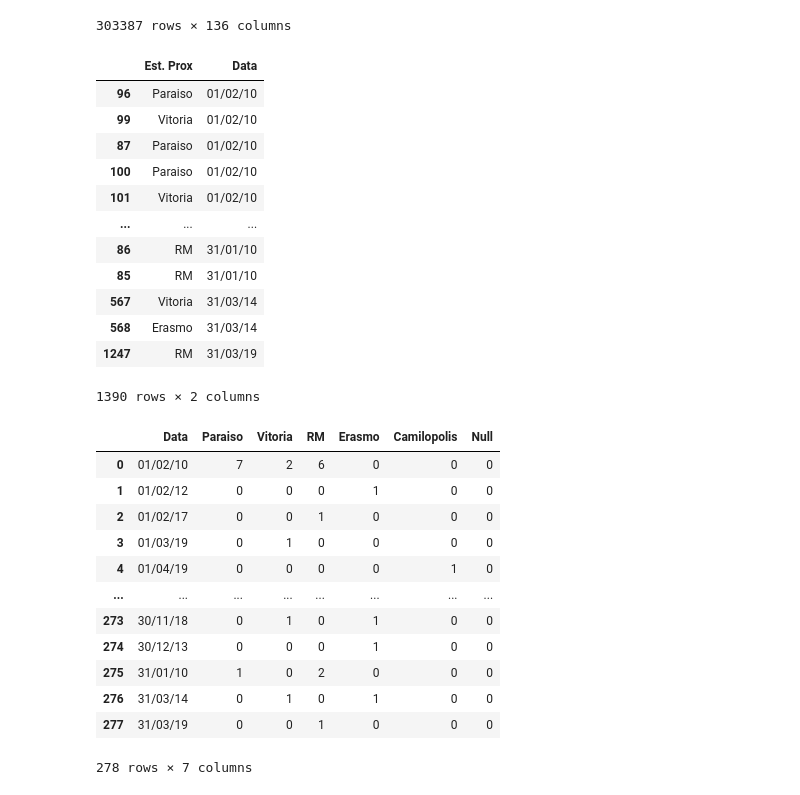
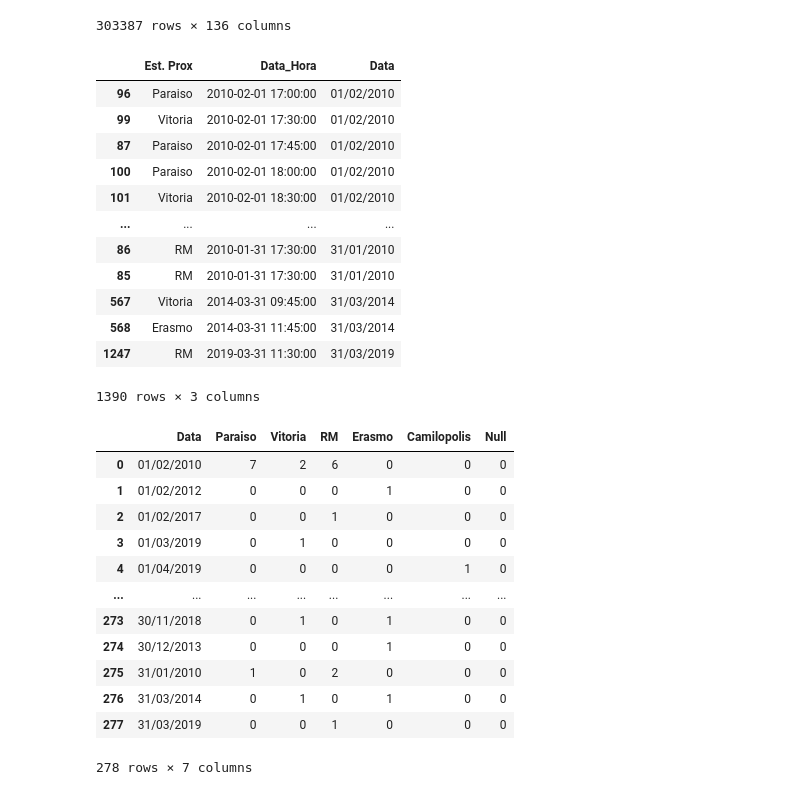
Before and after one commit to alagamentos/floodprediction, a Jupyter notebook: src/Notebooks/3_Cluster/0.1_Clustering_Tipos_Chuva.ipynb, the cells around one changed output. Cells and saved outputs as stored; diff of their text form; code cells hidden in the pictures.

```diff
--- a/src/Notebooks/3_Cluster/0.1_Clustering_Tipos_Chuva.ipynb
+++ b/src/Notebooks/3_Cluster/0.1_Clustering_Tipos_Chuva.ipynb
@@ -70,9 +70,9 @@ def round_date(date_string):
     if minute == '60':
         minute = '00'
         date_concat = left + minute + ':' + '00'
-        date_concat = datetime.strptime(date_concat, '%d/%m/%y %H:%M:%S')
+        date_concat = datetime.strptime(date_concat, '%d/%m/%Y %H:%M:%S')
         date_concat = date_concat + timedelta(hours = 1)
-        date_concat = date_concat.strftime('%d/%m/%y %H:%M:%S')
+        date_concat = date_concat.strftime('%d/%m/%Y %H:%M:%S')
     else:
         date_concat = left + minute + ':' + '00'
 
@@ -130,25 +130,25 @@ display(df_repaired)
 303387 rows × 136 columns
 # %%
 df_ord = ord_serv[['Est. Prox', 'Data_Hora']]
-df_ord['Data_Hora'] = pd.to_datetime(df_ord['Data_Hora']).dt.strftime('%d/%m/%y %H:%M:%S').apply(round_date)
-df_ord['Data_Hora'] = pd.to_datetime(df_ord['Data_Hora'])
-df_ord['Data'] = df_ord['Data_Hora'].dt.strftime('%d/%m/%y')
-df_ord = df_ord.drop(columns = 'Data_Hora')
+df_ord['Data_Hora'] = pd.to_datetime(df_ord['Data_Hora'], format='%d/%m/%Y %H:%M:%S').dt.strftime('%d/%m/%Y %H:%M:%S').apply(round_date)
+df_ord['Data_Hora'] = pd.to_datetime(df_ord['Data_Hora'], format='%d/%m/%Y %H:%M:%S')
+df_ord['Data'] = df_ord['Data_Hora'].dt.strftime('%d/%m/%Y')
+#df_ord = df_ord.drop(columns = 'Data_Hora')
 df_ord
 # %% [output]
-|  | Est. Prox | Data |
-| 96 | Paraiso | 01/02/10 |
-| 99 | Vitoria | 01/02/10 |
-| 87 | Paraiso | 01/02/10 |
-| 100 | Paraiso | 01/02/10 |
-| 101 | Vitoria | 01/02/10 |
-| ... | ... | ... |
-| 86 | RM | 31/01/10 |
-| 85 | RM | 31/01/10 |
-| 567 | Vitoria | 31/03/14 |
-| 568 | Erasmo | 31/03/14 |
-| 1247 | RM | 31/03/19 |
+|  | Est. Prox | Data_Hora | Data |
+| 96 | Paraiso | 2010-02-01 17:00:00 | 01/02/2010 |
+| 99 | Vitoria | 2010-02-01 17:30:00 | 01/02/2010 |
+| 87 | Paraiso | 2010-02-01 17:45:00 | 01/02/2010 |
+| 100 | Paraiso | 2010-02-01 18:00:00 | 01/02/2010 |
+| 101 | Vitoria | 2010-02-01 18:30:00 | 01/02/2010 |
+| ... | ... | ... | ... |
+| 86 | RM | 2010-01-31 17:30:00 | 31/01/2010 |
+| 85 | RM | 2010-01-31 17:30:00 | 31/01/2010 |
+| 567 | Vitoria | 2014-03-31 09:45:00 | 31/03/2014 |
+| 568 | Erasmo | 2014-03-31 11:45:00 | 31/03/2014 |
+| 1247 | RM | 2019-03-31 11:30:00 | 31/03/2019 |
-1390 rows × 2 columns
+1390 rows × 3 columns
 # %%
 # my_map = dict(zip(ord_serv['pos'], ord_serv['Est. Prox']))
 # df['Estacao'] = df.index.map(my_map)
@@ -168,17 +168,17 @@ for index, row in df_ord.iterrows():
 df_est
 # %% [output]
 |  | Data | Paraiso | Vitoria | RM | Erasmo | Camilopolis | Null |
-| 0 | 01/02/10 | 7 | 2 | 6 | 0 | 0 | 0 |
-| 1 | 01/02/12 | 0 | 0 | 0 | 1 | 0 | 0 |
-| 2 | 01/02/17 | 0 | 0 | 1 | 0 | 0 | 0 |
-| 3 | 01/03/19 | 0 | 1 | 0 | 0 | 0 | 0 |
-| 4 | 01/04/19 | 0 | 0 | 0 | 0 | 1 | 0 |
+| 0 | 01/02/2010 | 7 | 2 | 6 | 0 | 0 | 0 |
+| 1 | 01/02/2012 | 0 | 0 | 0 | 1 | 0 | 0 |
+| 2 | 01/02/2017 | 0 | 0 | 1 | 0 | 0 | 0 |
+| 3 | 01/03/2019 | 0 | 1 | 0 | 0 | 0 | 0 |
+| 4 | 01/04/2019 | 0 | 0 | 0 | 0 | 1 | 0 |
 | ... | ... | ... | ... | ... | ... | ... | ... |
-| 273 | 30/11/18 | 0 | 1 | 0 | 1 | 0 | 0 |
-| 274 | 30/12/13 | 0 | 0 | 0 | 1 | 0 | 0 |
-| 275 | 31/01/10 | 1 | 0 | 2 | 0 | 0 | 0 |
-| 276 | 31/03/14 | 0 | 1 | 0 | 1 | 0 | 0 |
-| 277 | 31/03/19 | 0 | 0 | 1 | 0 | 0 | 0 |
+| 273 | 30/11/2018 | 0 | 1 | 0 | 1 | 0 | 0 |
+| 274 | 30/12/2013 | 0 | 0 | 0 | 1 | 0 | 0 |
+| 275 | 31/01/2010 | 1 | 0 | 2 | 0 | 0 | 0 |
+| 276 | 31/03/2014 | 0 | 1 | 0 | 1 | 0 | 0 |
+| 277 | 31/03/2019 | 0 | 0 | 1 | 0 | 0 | 0 |
 278 rows × 7 columns
 # %%
 df_merged_n = df_merged.drop(columns = [c for c in df_merged.columns.values if 'Sensacao' in c]).dropna().copy()
```
Also changed, not shown: parts of 8 cells of this notebook.
